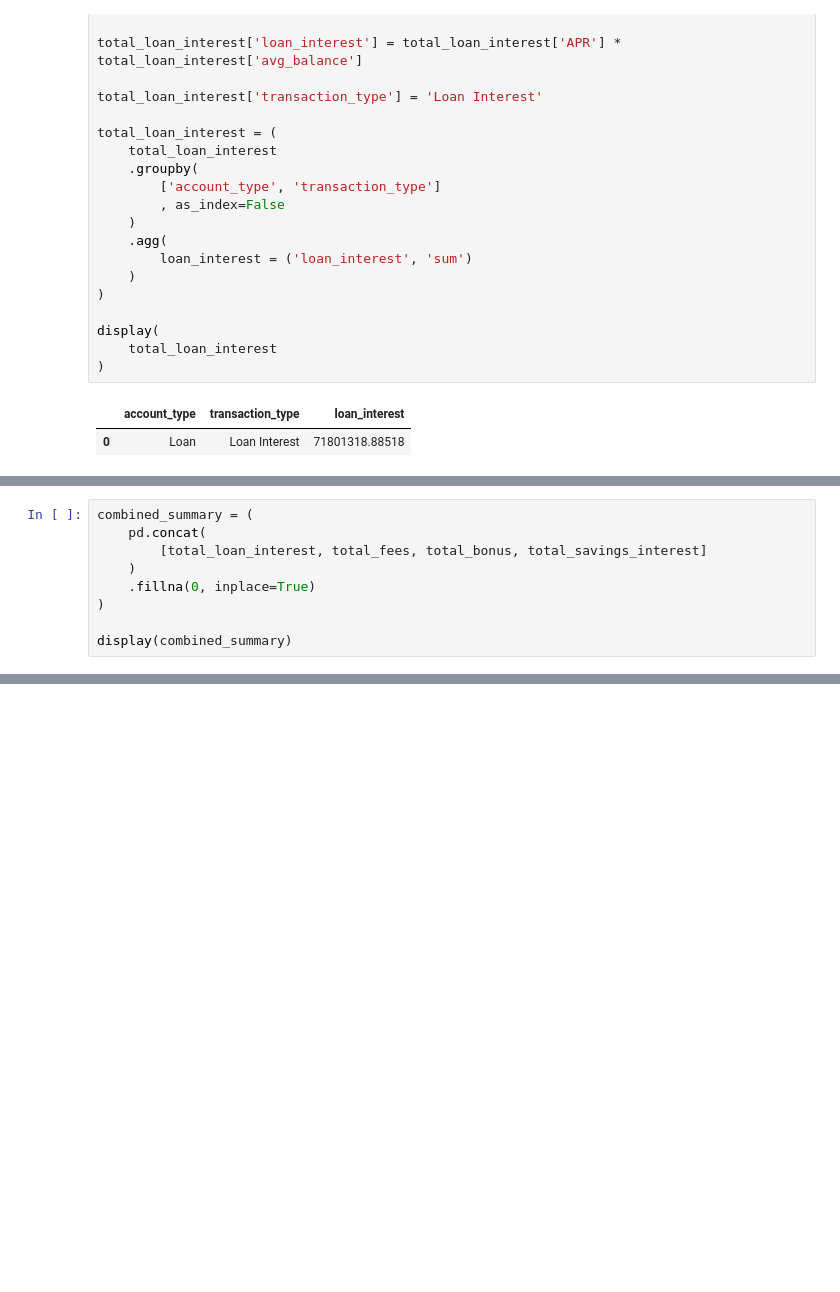
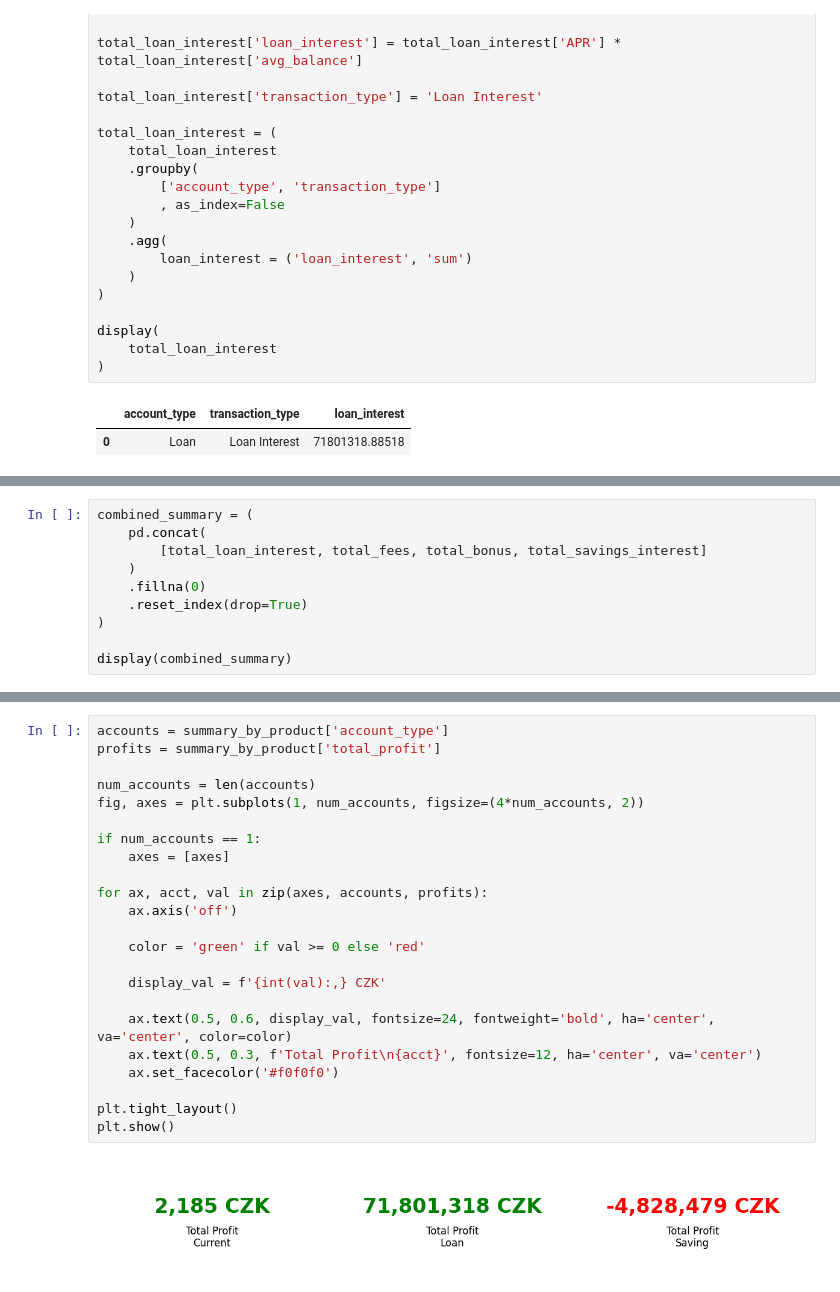
Before and after one commit to arortega-git/world_bank_ETL, a Jupyter notebook: test_pwc/notebook/notebook.ipynb, the cells around one changed output, grey strips where cells are left out. Cells and saved outputs as stored; diff of their text form; blank space fills up the shorter version.

```diff
--- a/test_pwc/notebook/notebook.ipynb
+++ b/test_pwc/notebook/notebook.ipynb
@@ -894,7 +916,8 @@ combined_summary = (
     pd.concat(
         [total_loan_interest, total_fees, total_bonus, total_savings_interest]
     )
-    .fillna(0, inplace=True)
+    .fillna(0)
+    .reset_index(drop=True)
 )
 
 display(combined_summary)
@@ -930,0 +1009,25 @@ display(
+# %%
+accounts = summary_by_product['account_type']
+profits = summary_by_product['total_profit']
+
+num_accounts = len(accounts)
+fig, axes = plt.subplots(1, num_accounts, figsize=(4*num_accounts, 2))
+
+if num_accounts == 1:
+    axes = [axes]
+
+for ax, acct, val in zip(axes, accounts, profits):
+    ax.axis('off')
+
+    color = 'green' if val >= 0 else 'red'
+
+    display_val = f'{int(val):,} CZK'
+
+    ax.text(0.5, 0.6, display_val, fontsize=24, fontweight='bold', ha='center', va='center', color=color)
+    ax.text(0.5, 0.3, f'Total Profit\n{acct}', fontsize=12, ha='center', va='center')
+    ax.set_facecolor('#f0f0f0')
+
+plt.tight_layout()
+plt.show()
+# %% [output]
+[figure, added]
```
Also changed, not shown: parts of 20 cells of this notebook.
